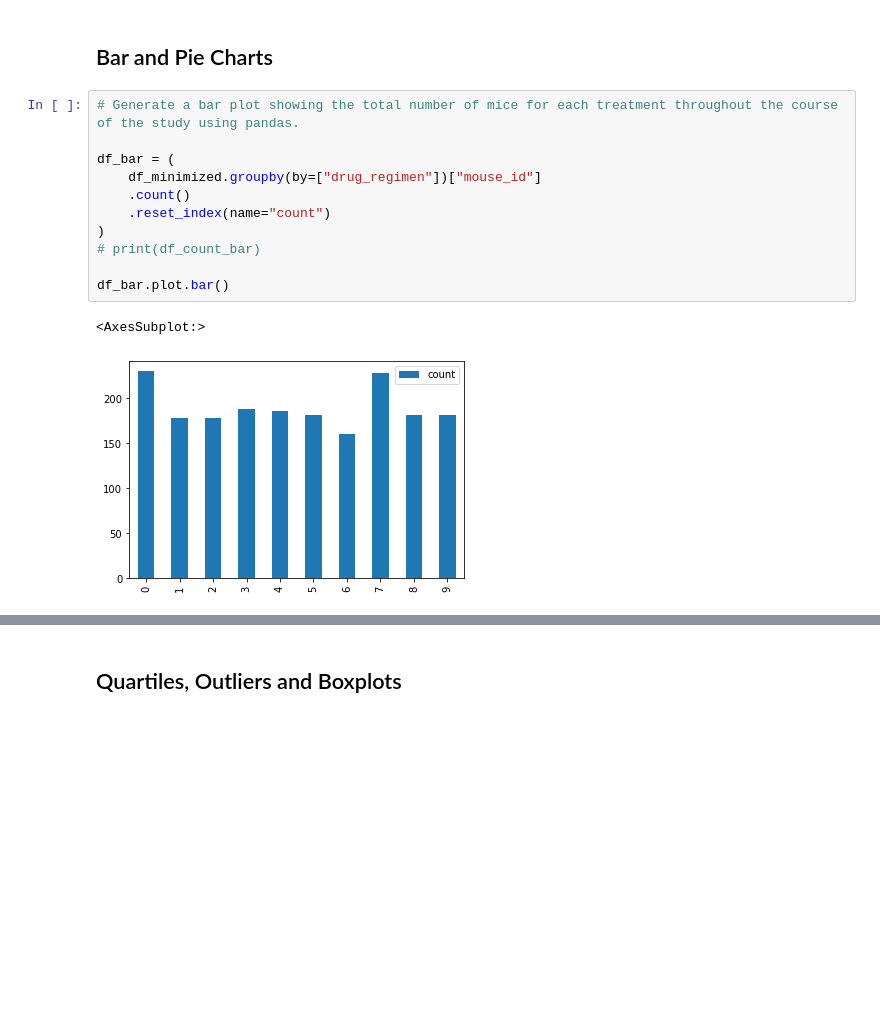
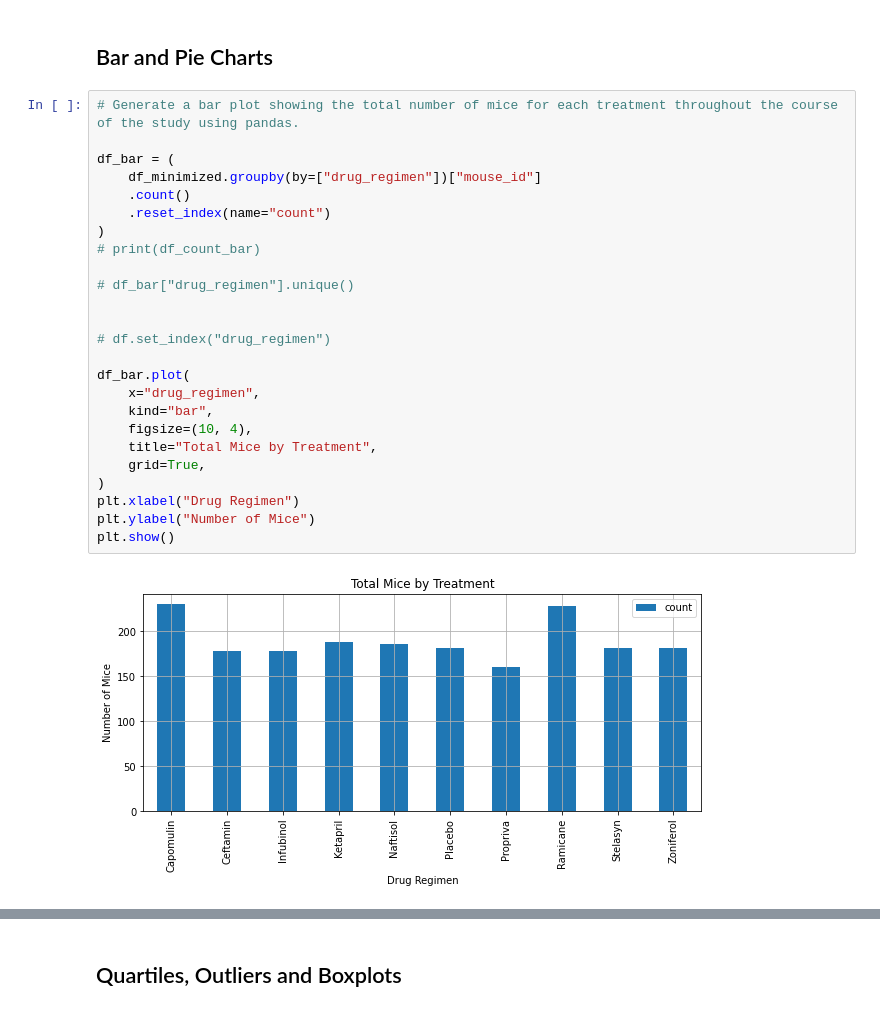
Before and after one commit to BatesJ72/matplotib_practice, a Jupyter notebook: pymaceuticals_v2.ipynb, the cells around one changed output, grey strips where cells are left out. Cells and saved outputs as stored; diff of their text form; blank space fills up the shorter version.

```diff
--- a/pymaceuticals_v2.ipynb
+++ b/pymaceuticals_v2.ipynb
@@ -205,17 +205,30 @@ regimen_summary
 # %%
 # Generate a bar plot showing the total number of mice for each treatment throughout the course of the study using pandas.
 
 df_bar = (
     df_minimized.groupby(by=["drug_regimen"])["mouse_id"]
     .count()
     .reset_index(name="count")
 )
 # print(df_count_bar)
 
-df_bar.plot.bar()
+# df_bar["drug_regimen"].unique()
+
+
+# df.set_index("drug_regimen")
+
+df_bar.plot(
+    x="drug_regimen",
+    kind="bar",
+    figsize=(10, 4),
+    title="Total Mice by Treatment",
+    grid=True,
+)
+plt.xlabel("Drug Regimen")
+plt.ylabel("Number of Mice")
+plt.show()
 # %% [output]
-<AxesSubplot:>
-[figure, old version]
+[figure, new version]
 # %%
 # Generate a bar plot showing the total number of mice for each treatment throughout the course of the study using pyplot.
 
```
Also changed, not shown: parts of 11 cells of this notebook.
